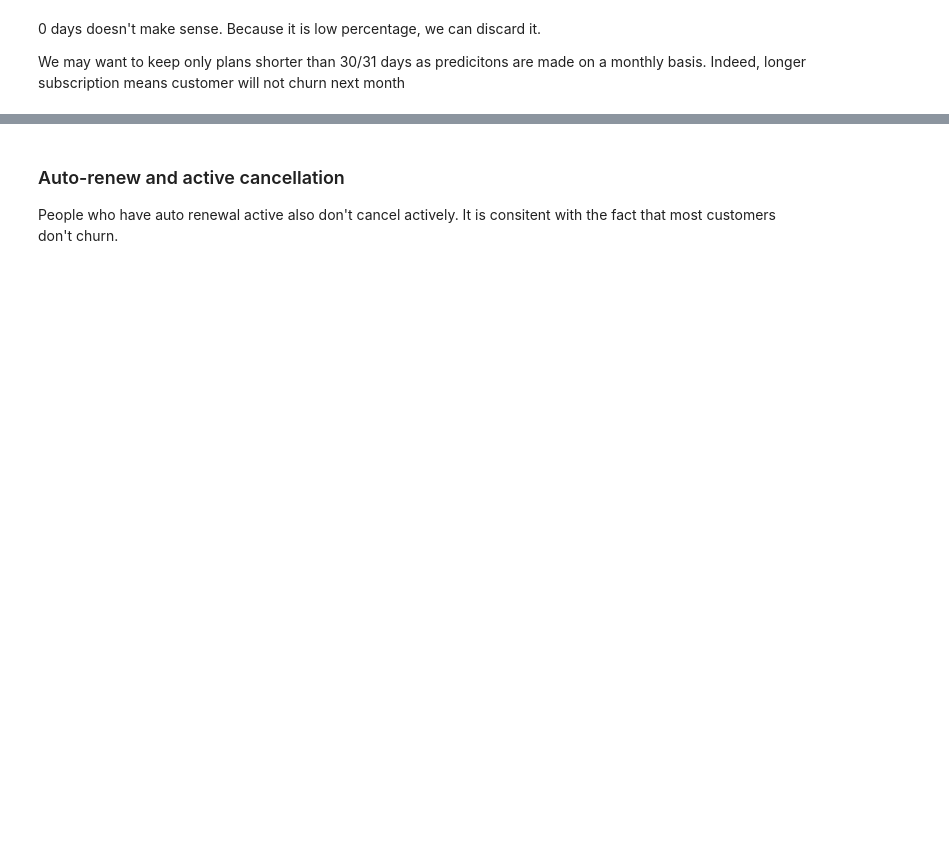
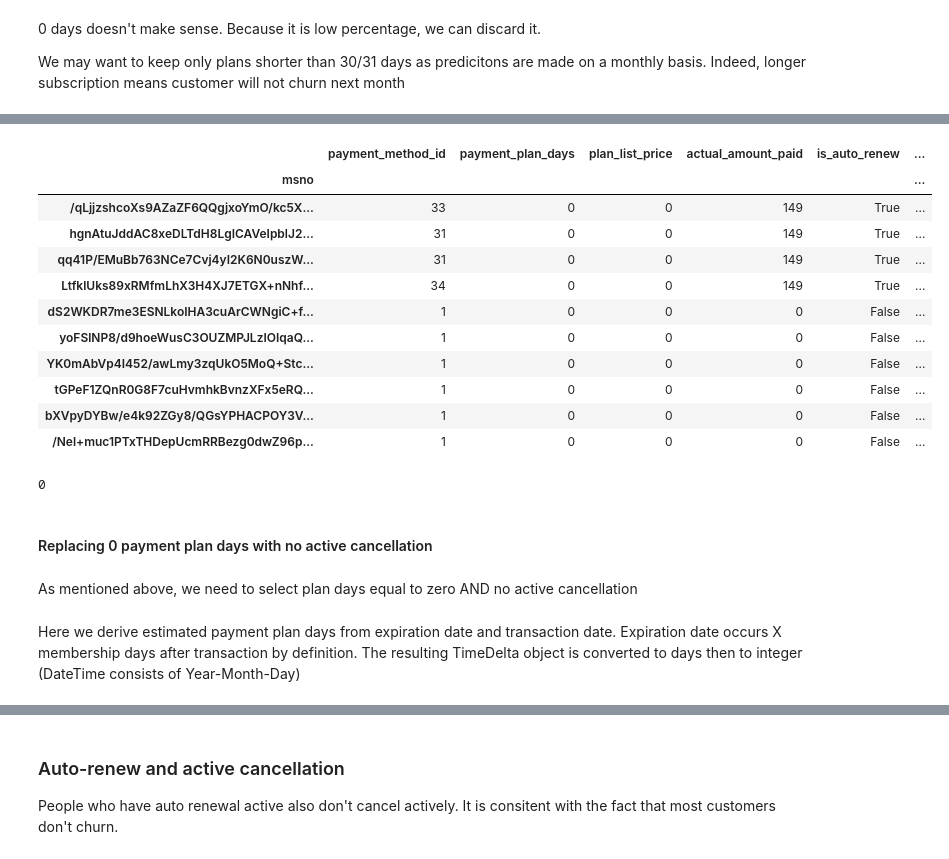
Before and after one commit to cedricherman/Churn_Prediction_KKBOX, a Jupyter notebook: notebooks/KKBOX_Data_Exploration_Transactions.ipynb, the cells around one changed output, grey strips where cells are left out. Saved outputs shown, nothing was run; the diff lists cells and outputs as text; code cells hidden in the pictures; blank space fills up the shorter version.

```diff
--- a/notebooks/KKBOX_Data_Exploration_Transactions.ipynb
+++ b/notebooks/KKBOX_Data_Exploration_Transactions.ipynb
@@ -251,0 +186,24 @@ plot_bar(df_transac, ['payment_plan_days'])
+# %%
+df_zero_day.tail(10)
+# %% [output]
+|  | payment_method_id | payment_plan_days | plan_list_price | actual_amount_paid | is_auto_renew | ... |
+| msno |  |  |  |  |  | ... |
+| /qLjjzshcoXs9AZaZF6QQgjxoYmO/kc5X... | 33 | 0 | 0 | 149 | True | ... |
+| hgnAtuJddAC8xeDLTdH8LgICAVeIpblJ2... | 31 | 0 | 0 | 149 | True | ... |
+| qq41P/EMuBb763NCe7Cvj4yI2K6N0uszW... | 31 | 0 | 0 | 149 | True | ... |
+| LtfklUks89xRMfmLhX3H4XJ7ETGX+nNhf... | 34 | 0 | 0 | 149 | True | ... |
+| dS2WKDR7me3ESNLkoIHA3cuArCWNgiC+f... | 1 | 0 | 0 | 0 | False | ... |
+| yoFSlNP8/d9hoeWusC3OUZMPJLzIOIqaQ... | 1 | 0 | 0 | 0 | False | ... |
+| YK0mAbVp4I452/awLmy3zqUkO5MoQ+Stc... | 1 | 0 | 0 | 0 | False | ... |
+| tGPeF1ZQnR0G8F7cuHvmhkBvnzXFx5eRQ... | 1 | 0 | 0 | 0 | False | ... |
+| bXVpyDYBw/e4k92ZGy8/QGsYPHACPOY3V... | 1 | 0 | 0 | 0 | False | ... |
+| /Nel+muc1PTxTHDepUcmRRBezg0dwZ96p... | 1 | 0 | 0 | 0 | False | ... |
+# %%
+# check that list prices are also zero
+df_zero_day.plan_list_price.sum()
+# %% [output]
+0
+# %% [markdown]
+#### Replacing 0 payment plan days with no active cancellation
+# %% [markdown]
+As mentioned above, we need to select plan days equal to zero AND no active cancellation
@@ -251,0 +213,2 @@ plot_bar(df_transac, ['payment_plan_days'])
+# %% [markdown]
+Here we derive estimated payment plan days from expiration date and transaction date. Expiration date occurs X membership days after transaction by definition. The resulting TimeDelta object is converted to days then to integer (DateTime consists of Year-Month-Day)
```
Also changed, not shown: parts of 44 cells of this notebook.
